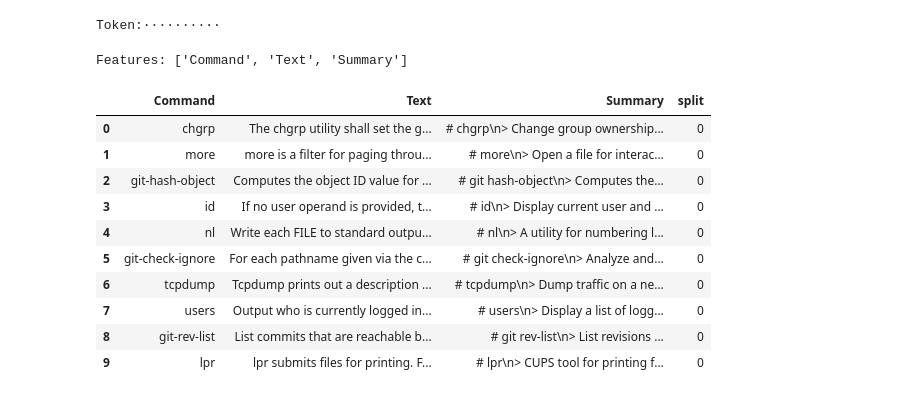
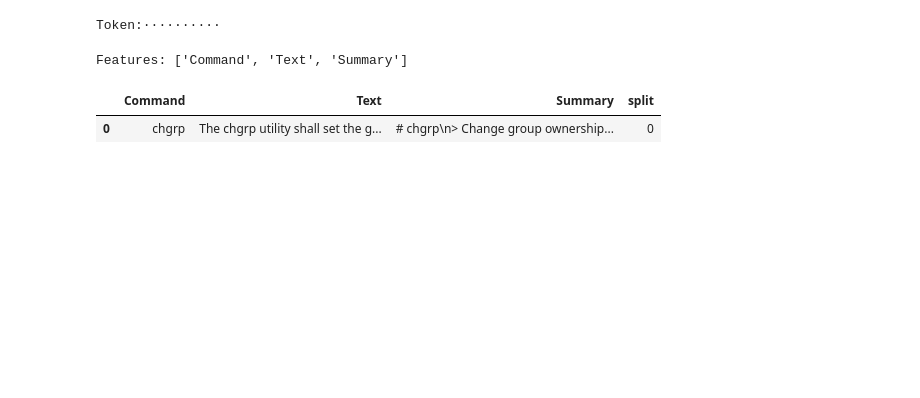
Before and after one commit to tmskss/ManPageSum, a Jupyter notebook: colab/finetune_falcon.ipynb, the cells around one changed output. Drawn from its saved outputs; the diff is of its cells as text; code cells hidden in the pictures; blank space fills up the shorter version.

```diff
--- a/colab/finetune_falcon.ipynb
+++ b/colab/finetune_falcon.ipynb
@@ -115,17 +90,8 @@ np.random.shuffle(split_values)
 df['split'] = split_values
 df['split'] = df['split'].astype(int)
 # %%
-df.head(10)
+df.head(1)
 # %% [output]
 |  | Command | Text | Summary | split |
 | 0 | chgrp | The chgrp utility shall set the g... | # chgrp\n> Change group ownership... | 0 |
-| 1 | more | more is a filter for paging throu... | # more\n> Open a file for interac... | 0 |
-| 2 | git-hash-object | Computes the object ID value for ... | # git hash-object\n> Computes the... | 0 |
-| 3 | id | If no user operand is provided, t... | # id\n> Display current user and ... | 0 |
-| 4 | nl | Write each FILE to standard outpu... | # nl\n> A utility for numbering l... | 0 |
-| 5 | git-check-ignore | For each pathname given via the c... | # git check-ignore\n> Analyze and... | 0 |
-| 6 | tcpdump | Tcpdump prints out a description ... | # tcpdump\n> Dump traffic on a ne... | 0 |
-| 7 | users | Output who is currently logged in... | # users\n> Display a list of logg... | 0 |
-| 8 | git-rev-list | List commits that are reachable b... | # git rev-list\n> List revisions ... | 0 |
-| 9 | lpr | lpr submits files for printing. F... | # lpr\n> CUPS tool for printing f... | 0 |
 # %%
```
Also changed, not shown: parts of 4 cells of this notebook.
